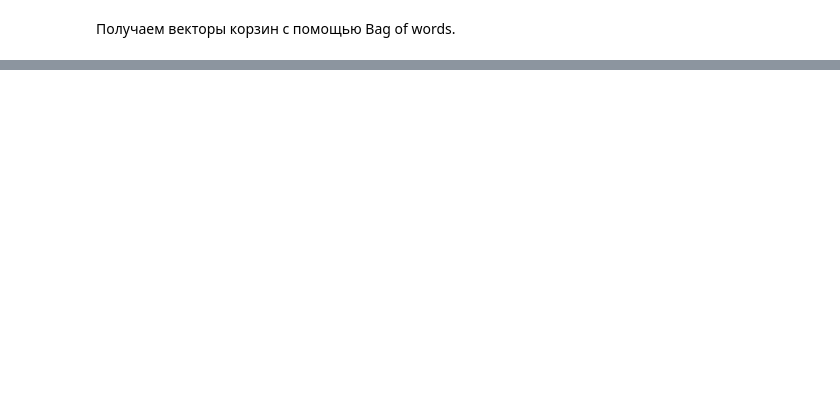
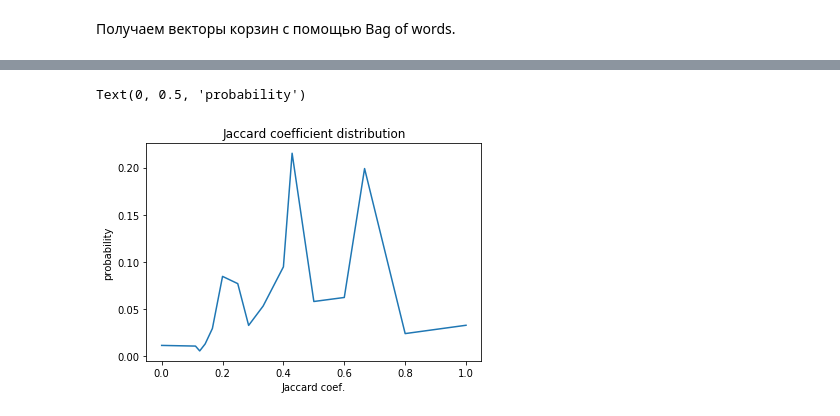
Before and after one commit to ylytkin/next-basket-prediction, a Jupyter notebook: reports/report.ipynb, the cells around one changed output, grey strips where cells are left out. Drawn from its saved outputs; the diff is of its cells as text; code cells hidden in the pictures; blank space fills up the shorter version.

```diff
--- a/reports/report.ipynb
+++ b/reports/report.ipynb
@@ -286,0 +232,25 @@ pred: [5411 5499 5691 5912 6011]
+# %%
+def get_top5_mccs(probas: np.ndarray) -> set:
+    top5_ids = probas.argsort()[-5:]
+    top5_ids = [id_ for id_ in top5_ids if probas[id_] > 0]
+    top5_mccs = {mccs[id_] for id_ in top5_ids}
+
+    return top5_mccs
+# %%
+def jaccard(set1: set, set2: set) -> float:
+    return len(set.intersection(set1, set2)) / len(set.union(set1, set2))
+# %%
+y_test_top5 = [get_top5_mccs(vector) for vector in y_test]
+y_pred_top5 = [get_top5_mccs(vector) for vector in y_pred]
+# %%
+jac = [jaccard(s1, s2) for s1, s2 in zip(y_test_top5, y_pred_top5)]
+jac = pd.Series(jac).value_counts().sort_index()
+jac = jac / jac.sum()
+
+plt.plot(jac)
+plt.title('Jaccard coefficient distribution')
+plt.xlabel('Jaccard coef.')
+plt.ylabel('probability')
+# %% [output]
+Text(0, 0.5, 'probability')
+[figure, added]
```
Also changed, not shown: parts of 40 cells of this notebook, 1 other file.
